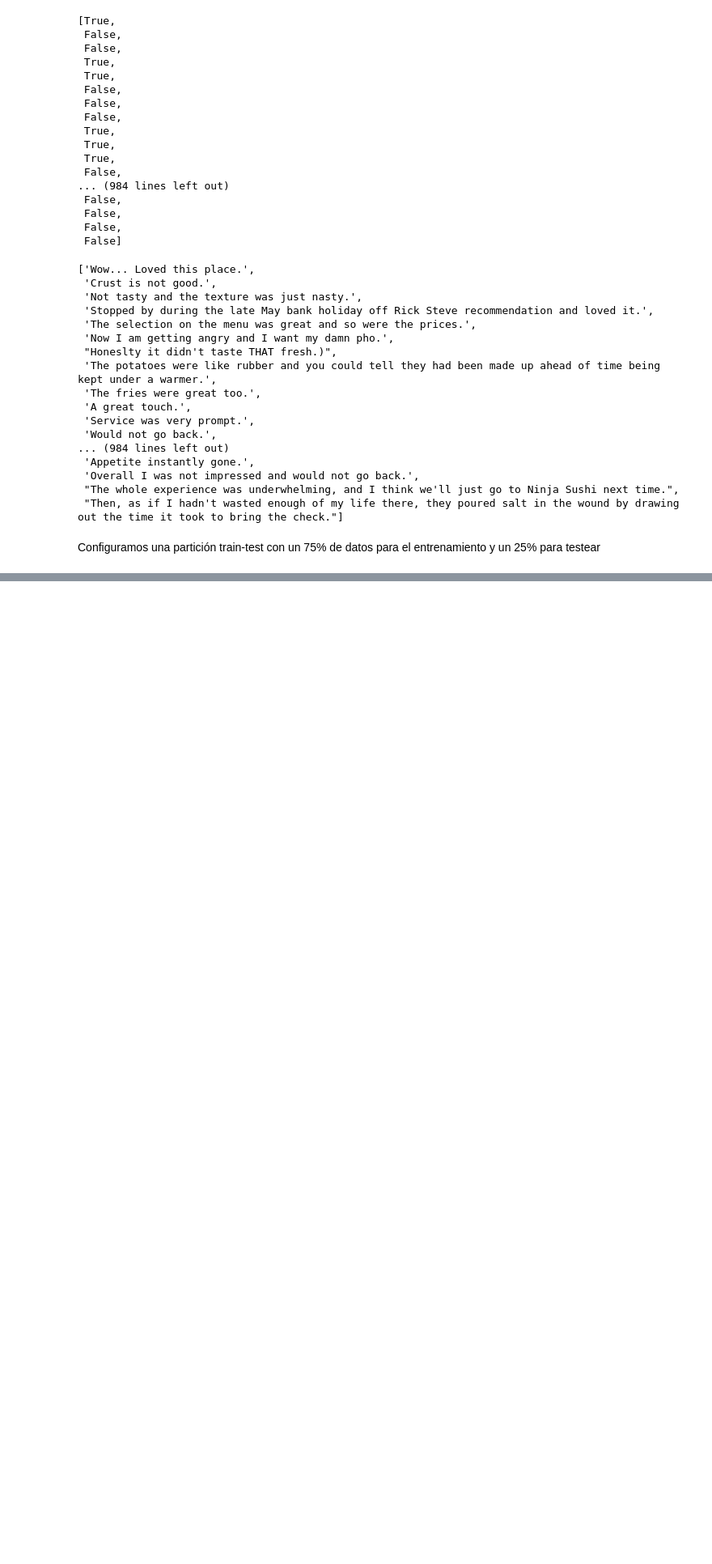
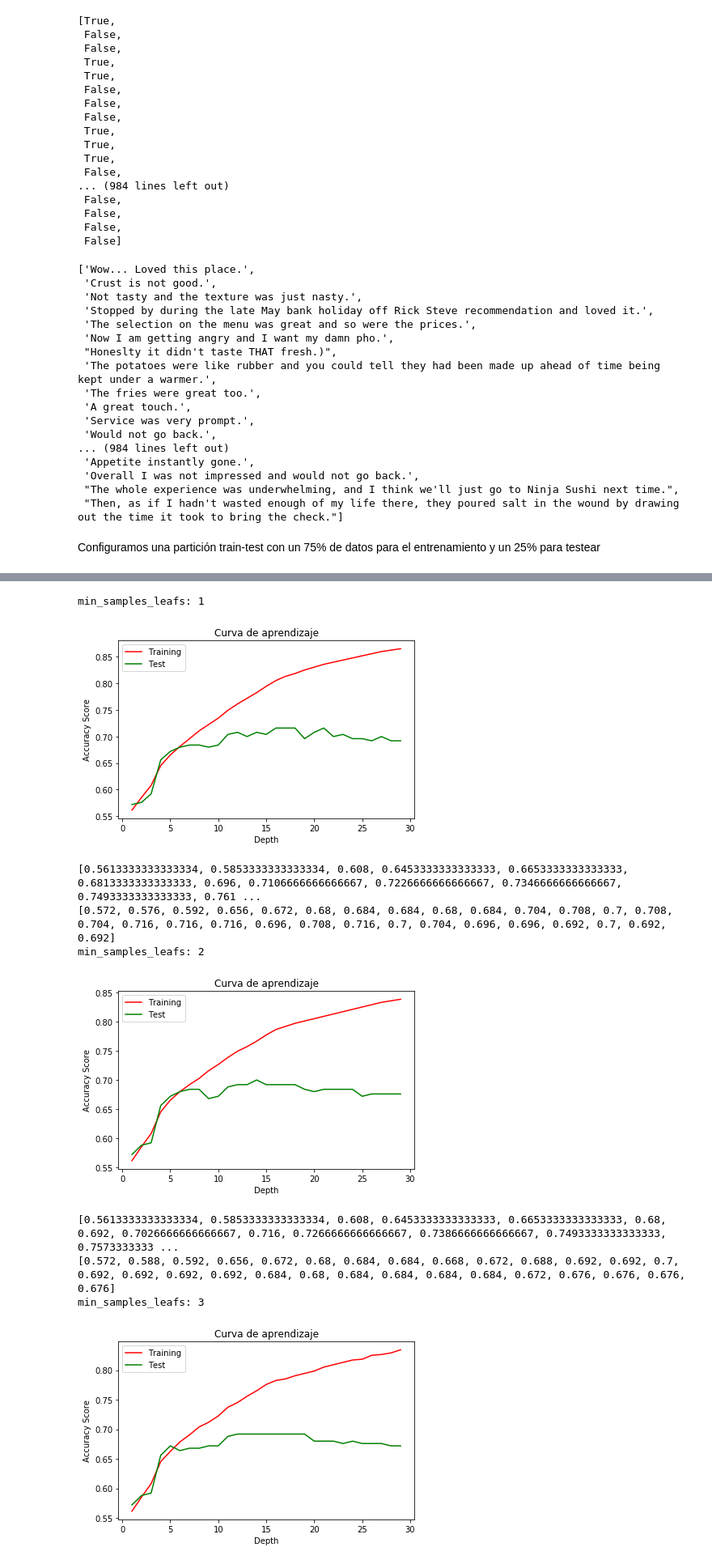
Before and after one commit to Al3xFreeman/IA2, a Jupyter notebook: P2-1-[IA2].ipynb, the cells around one changed output, grey strips where cells are left out. Shown at 81% size. Drawn from its saved outputs; the diff is of its cells as text; code cells hidden in the pictures; blank space fills up the shorter version.

```diff
--- a/P2-1-[IA2].ipynb
+++ b/P2-1-[IA2].ipynb
@@ -232,0 +460,10 @@ Hello
+# %%
+# Creamos el clasificador
+tree_classifier = tree.DecisionTreeClassifier(max_depth=23, min_samples_leaf = 8)
+tree_classifier.fit(train_vector_data, train_sentiment)
+
+tree_train_predictions = tree_classifier.predict(train_vector_data)
+tree_test_predictions = tree_classifier.predict(test_vector_data)
+
+print("Árbol, porcentaje de aciertos en entrenamiento:", np.mean(tree_train_predictions == train_sentiment))
+print("Árbol, porcentaje de aciertos en test:", np.mean(tree_test_predictions == test_sentiment))
@@ -232,0 +475,52 @@ Hello
+# %%
+train_accuracy2 = []
+test_accuracy2 = []
+best = 0
+bestD = 0
+bestM = 0
+
+max_depths = range(1, 30)
+min_samples_leafs = range(1, 10)
+
+for msl in min_samples_leafs:
+    for md in max_depths:
+        clf1 = tree.DecisionTreeClassifier(max_depth=md, min_samples_split=2, min_samples_leaf=msl)
+        clf1.fit(train_vector_data2, train_sentiment)
+        tree_train_predictions = clf1.predict(train_vector_data2)
+        tree_test_predictions = clf1.predict(test_vector_data2)
+        train_accuracy2.append(np.mean(tree_train_predictions == train_sentiment))
+        test_accuracy2.append(np.mean(tree_test_predictions == test_sentiment))
+        if (np.mean(tree_test_predictions == test_sentiment) > best):
+            best = np.mean(tree_test_predictions == test_sentiment)
+            bestD = md
+            bestM = msl
+    # Draw lines
+    plt.plot(max_depths, train_accuracy2, color="r",  label="Training")
+    plt.plot(max_depths, test_accuracy2, color="g", label="Test")
+    # Create plot
+    print("min_samples_leafs: " + str(msl))
+    plt.title("Curva de aprendizaje")
+    plt.xlabel("Depth"), plt.ylabel("Accuracy Score"), plt.legend(loc="best")
+    plt.tight_layout()
+    plt.show()
+    print(train_accuracy2)
+    print(test_accuracy2)
+    train_accuracy2=[]
+    test_accuracy2=[]
+
+print()
+print("RESULTADOS:")
+print(best)
+print(bestD)
+print(bestM)
+# %% [output]
+min_samples_leafs: 1
+[figure, added]
+[0.5613333333333334, 0.5853333333333334, 0.608, 0.6453333333333333, 0.6653333333333333, 0.6813333333333333, 0.696, 0.7106666666666667, 0.7226666666666667, 0.7346666666666667, 0.7493333333333333, 0.761 ...
+[0.572, 0.576, 0.592, 0.656, 0.672, 0.68, 0.684, 0.684, 0.68, 0.684, 0.704, 0.708, 0.7, 0.708, 0.704, 0.716, 0.716, 0.716, 0.696, 0.708, 0.716, 0.7, 0.704, 0.696, 0.696, 0.692, 0.7, 0.692, 0.692]
+min_samples_leafs: 2
+[figure, added]
+[0.5613333333333334, 0.5853333333333334, 0.608, 0.6453333333333333, 0.6653333333333333, 0.68, 0.692, 0.7026666666666667, 0.716, 0.7266666666666667, 0.7386666666666667, 0.7493333333333333, 0.7573333333 ...
+[0.572, 0.588, 0.592, 0.656, 0.672, 0.68, 0.684, 0.684, 0.668, 0.672, 0.688, 0.692, 0.692, 0.7, 0.692, 0.692, 0.692, 0.692, 0.684, 0.68, 0.684, 0.684, 0.684, 0.684, 0.672, 0.676, 0.676, 0.676, 0.676]
+min_samples_leafs: 3
+[figure, added]
```
Also changed, not shown: parts of 102 cells of this notebook.
